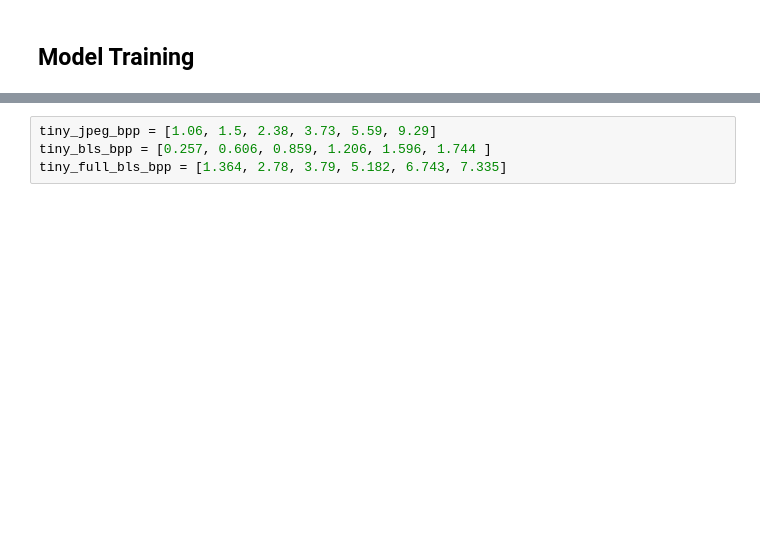
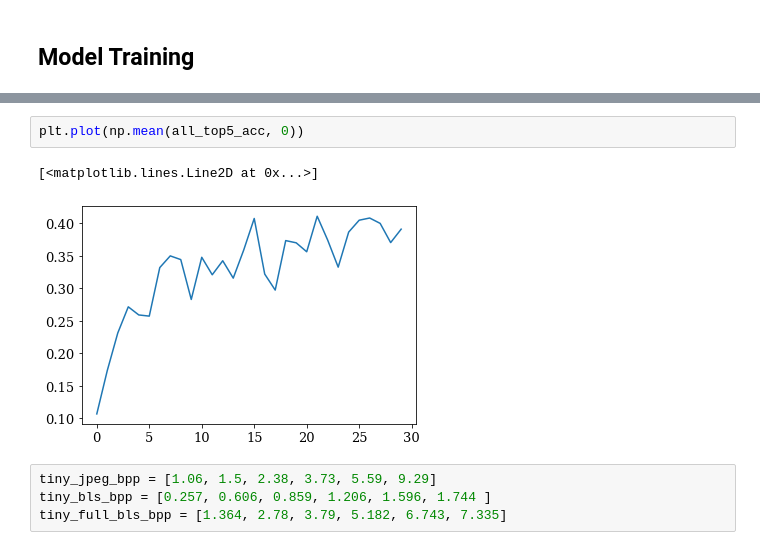
Before and after one commit to navneedh/compression-ml, a Jupyter notebook: compression_playground.ipynb, the cells around one changed output, grey strips where cells are left out. Drawn from its saved outputs; the diff is of its cells as text; blank space fills up the shorter version.

```diff
--- a/compression_playground.ipynb
+++ b/compression_playground.ipynb
@@ -168,3 +189,8 @@ plt.plot(test_acc)
+# %%
+plt.plot(np.mean(all_top5_acc, 0))
+# %% [output]
+[<matplotlib.lines.Line2D at 0x...>]
+[figure, added]
 # %%
 tiny_jpeg_bpp = [1.06, 1.5, 2.38, 3.73, 5.59, 9.29]
 tiny_bls_bpp = [0.257, 0.606, 0.859, 1.206, 1.596, 1.744 ]
```
Also changed, not shown: parts of 8 cells of this notebook, 10 other files.
